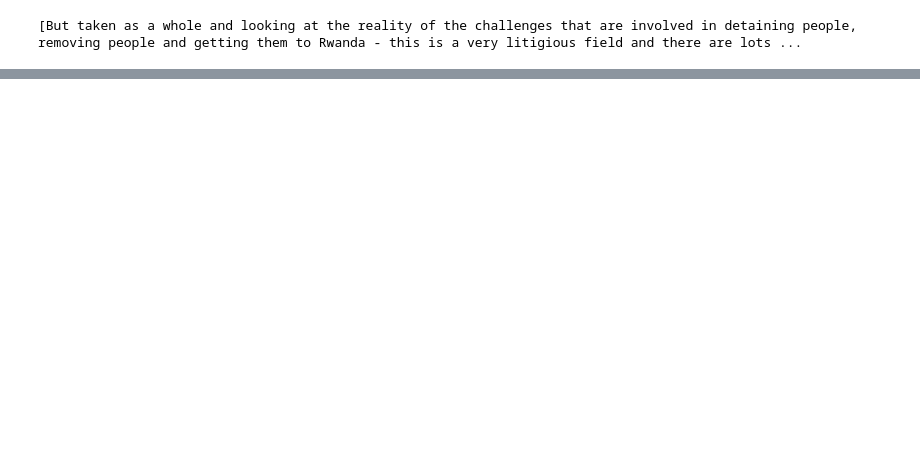
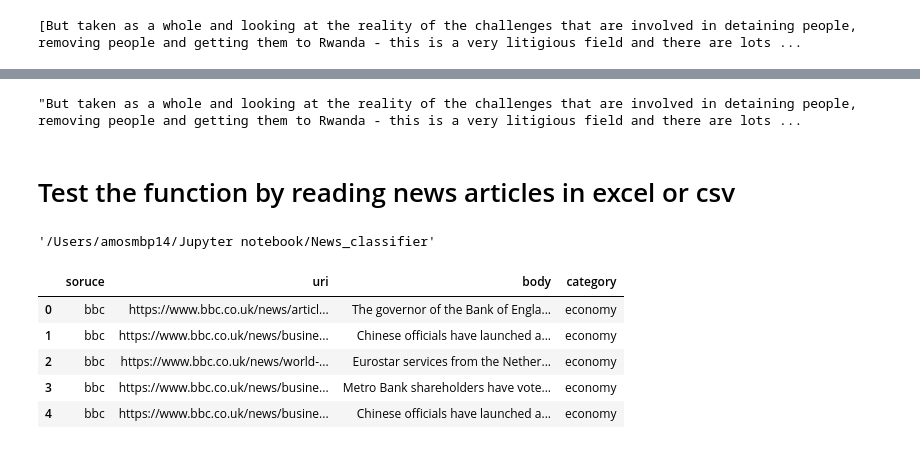
Before and after one commit to Amosw93/News_classifier, a Jupyter notebook: SPACY.ipynb, the cells around one changed output, grey strips where cells are left out. Saved outputs shown, nothing was run; the diff lists cells and outputs as text; code cells hidden in the pictures; blank space fills up the shorter version.

```diff
--- a/SPACY.ipynb
+++ b/SPACY.ipynb
@@ -146,0 +248,13 @@ print(summary)
+# %%
+improved_text = join_list_text(summary)
+improved_text
+# %% [output]
+"But taken as a whole and looking at the reality of the challenges that are involved in detaining people, removing people and getting them to Rwanda - this is a very litigious field and there are lots ...
+# %% [markdown]
+# Test the function by reading news articles in excel or csv
+# %%
+import os
+cwd = os.getcwd()
+cwd
+# %% [output]
+'/Users/amosmbp14/Jupyter notebook/News_classifier'
@@ -146,0 +264,9 @@ print(summary)
+# %%
+news_dataset.head()
+# %% [output]
+|  | soruce | uri | body | category |
+| 0 | bbc | https://www.bbc.co.uk/news/articl... | The governor of the Bank of Engla... | economy |
+| 1 | bbc | https://www.bbc.co.uk/news/busine... | Chinese officials have launched a... | economy |
+| 2 | bbc | https://www.bbc.co.uk/news/world-... | Eurostar services from the Nether... | economy |
+| 3 | bbc | https://www.bbc.co.uk/news/busine... | Metro Bank shareholders have vote... | economy |
+| 4 | bbc | https://www.bbc.co.uk/news/busine... | Chinese officials have launched a... | economy |
```
Also changed, not shown: parts of 36 cells of this notebook, 4 other files.
